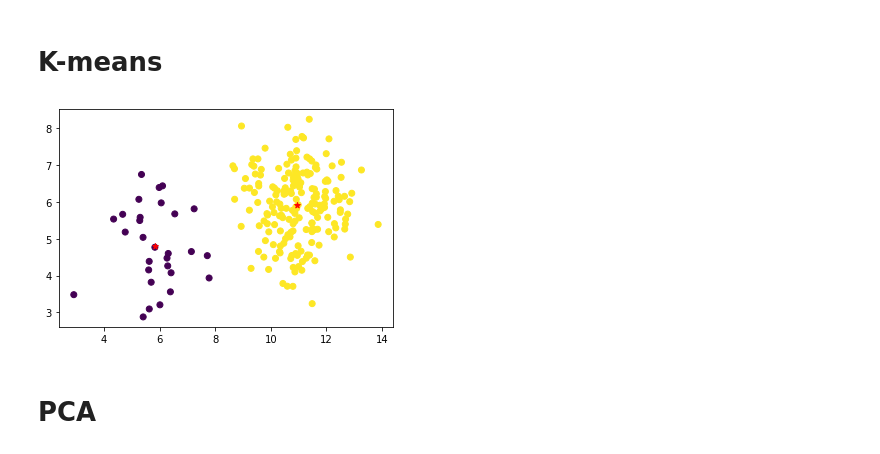
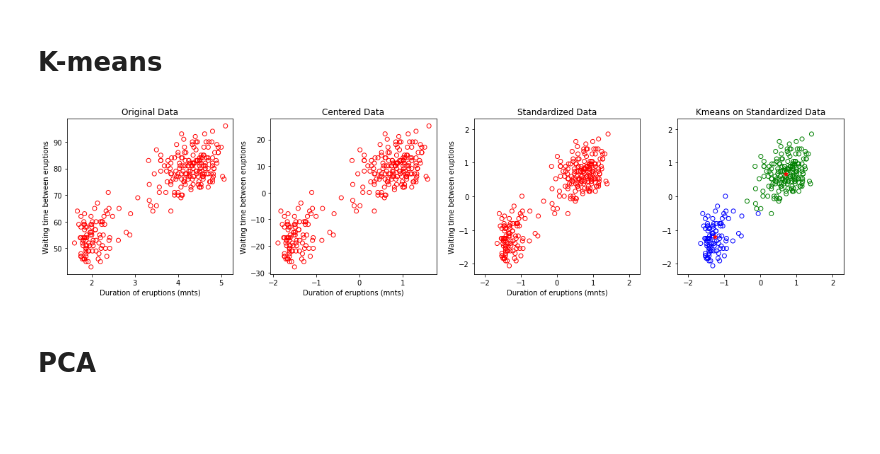
Before and after one commit to msarrias/unsupervised-learning-algorithms, a Jupyter notebook: test-cases.ipynb, the cells around one changed output. Saved outputs shown, nothing was run; the diff lists cells and outputs as text; code cells hidden in the pictures; blank space fills up the shorter version.

```diff
--- a/test-cases.ipynb
+++ b/test-cases.ipynb
@@ -32,9 +14,41 @@ data =data_coordinates + data_means[labels, ]
-# %%
-km = Kmeans(K = 2, eps = 1e-10, seed=123)
-km.fit_kmeans(data)
-# %%
-plt.scatter(data[:,0], data[:,1], c = km.labels)
-plt.scatter(km.centroids[:,0], km.centroids[:,1], marker = '*', c = "red")
-plt.show()
-# %% [output]
-[figure, removed]
+# %%
+#Load data: old_faithful dataset
+old_faithful = pd.read_csv('faithful.csv', sep=',',header=None)
+old_faithful = old_faithful.values
+old_faithful_coord = old_faithful[:,1:3]
+centered_old_faithful = old_faithful_coord - np.mean(old_faithful_coord,0)
+standardized_old_faithful = centered_old_faithful / np.std(old_faithful_coord,0)
+# %%
+km_faithful = Kmeans(K = 2, eps = 1e-10, seed=123)
+km_faithful.fit_kmeans(standardized_old_faithful)
+
+col = ["blue"]*len(km_faithful.labels)
+for i in np.where(km_faithful.labels==1)[0]:
+    col[i]="green"
+# %%
+titles = ["Original Data", "Centered Data","Standardized Data","Kmeans on Standardized Data"]
+data_list = [old_faithful_coord, centered_old_faithful,standardized_old_faithful]
+
+fig = plt.figure(figsize=(16, 4))
+for idx, data in enumerate(data_list):
+    plt.tight_layout()
+    ax = plt.subplot(1, 4, idx+1)
+    ax.scatter(data[:,0], data[:,1], facecolors='none',edgecolors='r')
+    ax.set_title(titles[idx])
+    plt.xlabel("Duration of eruptions (mnts)")
+    plt.ylabel("Waiting time between eruptions")
+    if titles[idx] == "Standardized Data":
+        ax.set_xlim([-2.3, 2.3])
+        ax.set_ylim([-2.3, 2.3])
+
+ax= plt.subplot(1, 4, 4)
+ax.scatter(standardized_old_faithful[:,0],standardized_old_faithful[:,1],
+            facecolors='none',edgecolors = col)
+ax.scatter(km_faithful.centroids[:,0], km_faithful.centroids[:,1],
+            marker = '*', c = "red")
+ax.set_xlim([-2.3, 2.3])
+ax.set_ylim([-2.3, 2.3])
+ax.set_title("Kmeans on Standardized Data")
+plt.show()
+# %% [output]
+[figure, added]
```
Also changed, not shown: parts of 16 cells of this notebook, 1 other file.
